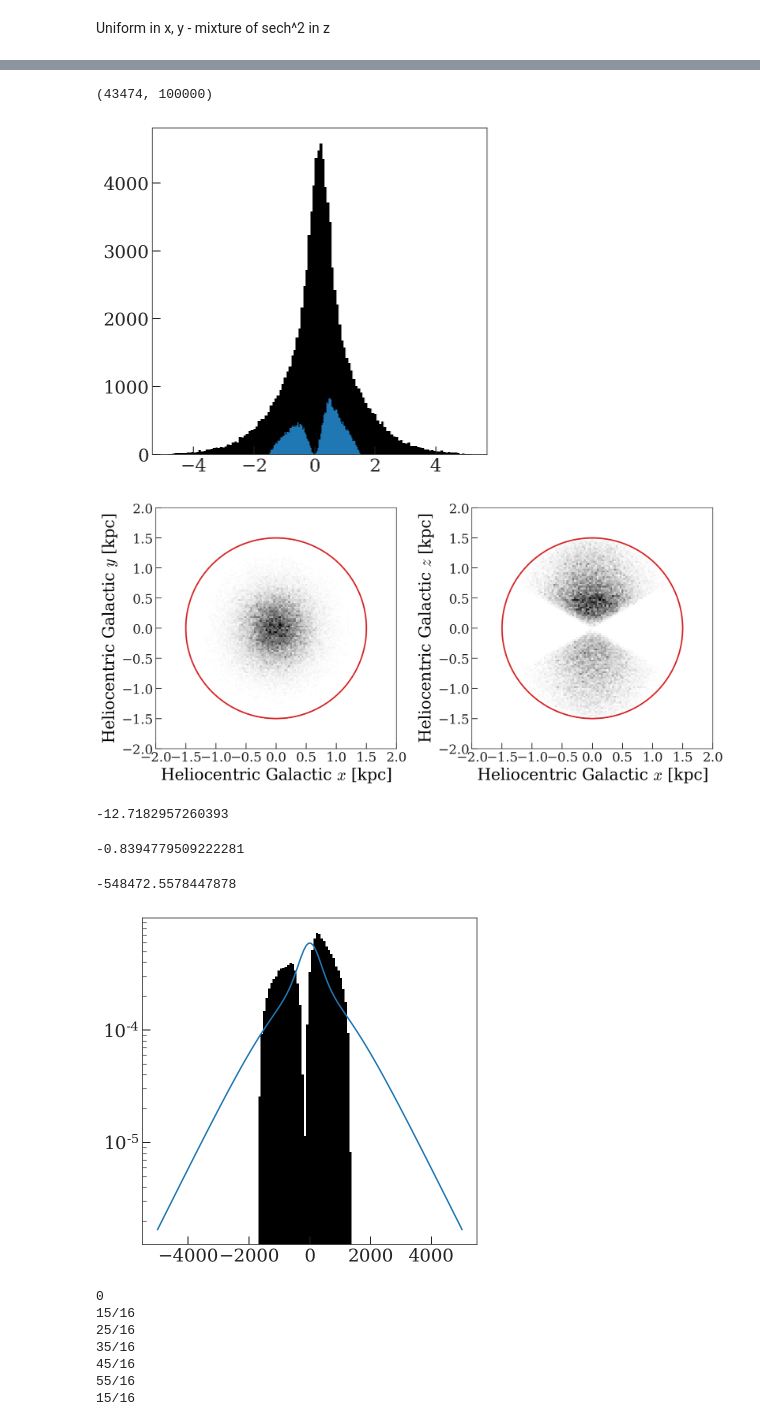
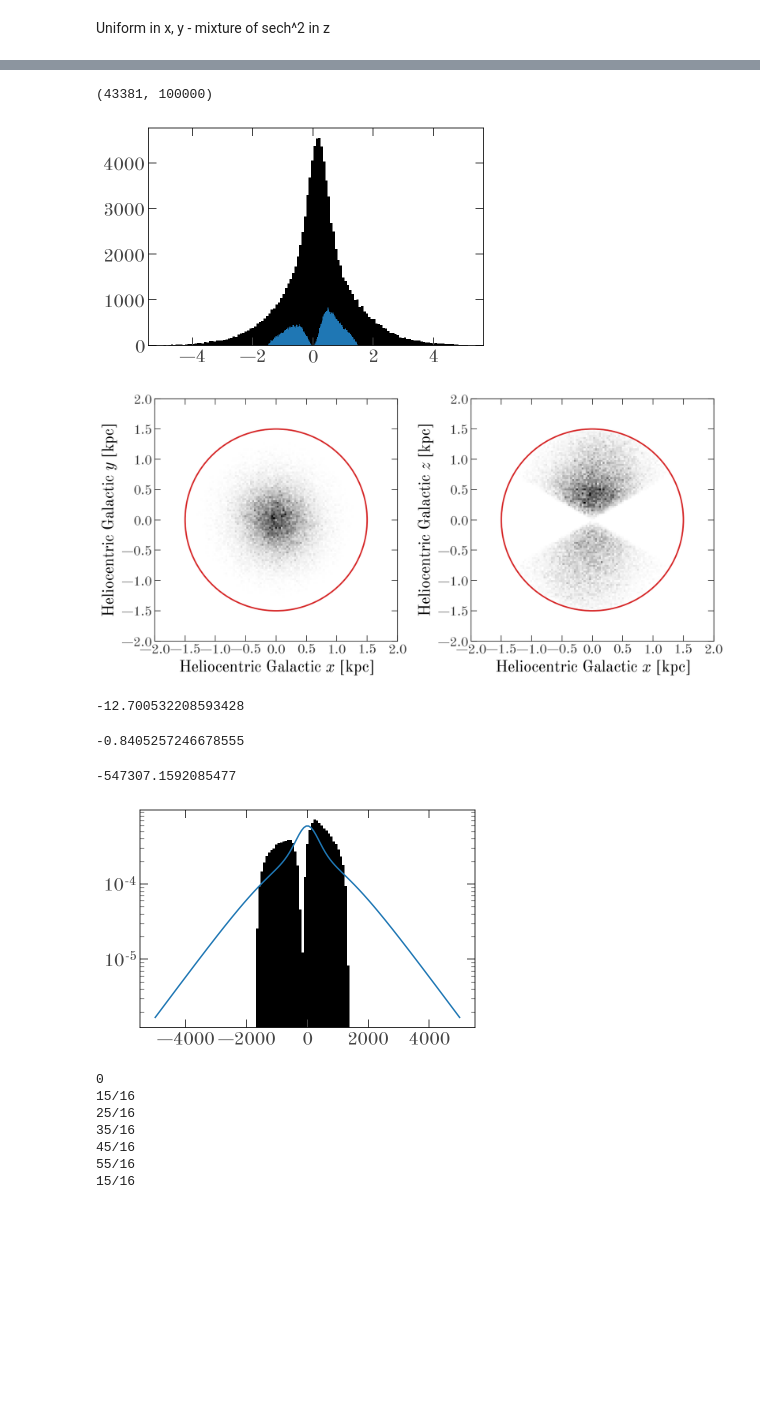
Before and after one commit to adrn/solar-velocity, a Jupyter notebook: notebooks/Simulated-midplane-with-selection.ipynb, the cells around one changed output, grey strips where cells are left out. Saved outputs shown, nothing was run; the diff lists cells and outputs as text; code cells hidden in the pictures; blank space fills up the shorter version.

```diff
--- a/notebooks/Simulated-midplane-with-selection.ipynb
+++ b/notebooks/Simulated-midplane-with-selection.ipynb
@@ -54,10 +61,13 @@ rng = np.random.default_rng(seed=42)
 
 args = (truth['h1'].value, truth['h2'].value, truth['f'])
 z_samples = invt_sample_z(
-    lambda *args: np.exp(ln_two_sech2(*args)),
+    ln_two_sech2,
     args=args,
-    rng=rng
+    size=N,
+    rng=rng,
+    grid_size=4096
 ) * u.pc
+assert np.mean(z_samples) < 2 * u.pc
 
 # x_samples = rng.uniform(-1, 1, size=N) * u.kpc
 # y_samples = rng.uniform(-1, 1, size=N) * u.kpc
@@ -77,7 +91,8 @@ plt.yscale('log')
 # %%
 truth['zsun'] = 174.35 * u.pc
 truth['roll'] = 15.3 * u.deg
-truth['sgrA'] = coord.SphericalRepresentation(0.528 * u.deg, -0.17*u.deg, 8.1 * u.kpc)
+# truth['sgrA'] = coord.SphericalRepresentation(0.528 * u.deg, -0.17*u.deg, 8.1 * u.kpc)
+truth['sgrA'] = coord.SphericalRepresentation(15.28 * u.deg, -7.4*u.deg, 8.1 * u.kpc)
 
 sim_schmagal = coord.CartesianRepresentation(xyz_samples)
 
@@ -90,12 +105,12 @@ sim_gal_sph = sim_gal.represent_as(coord.SphericalRepresentation)
 sim_mask = S(sim_gal_sph.lat, sim_gal_sph.distance)
 sim_mask.sum(), len(sim_mask)
 # %% [output]
-(43474, 100000)
+(43381, 100000)
 # %%
 plt.hist(sim_gal.z.value, bins=128);
 plt.hist(sim_gal.z.value[sim_mask], bins=128);
 # %% [output]
-[figure, old version]
+[figure, new version]
 # %%
 fig, axes = plt.subplots(
     1, 2,
@@ -137,7 +152,7 @@ for ax, coords, labels in zip(axes,
         yticks=np.arange(lim[0], lim[1]+0.1, 0.5)
     );
 # %% [output]
-[figure, old version]
+[figure, new version]
 # %%
 x_args = (0., truth['x_sigma'].to_value(u.pc))
 y_args = (0., truth['y_sigma'].to_value(u.pc))
@@ -158,34 +173,35 @@ ln_integrand(
     gal_args
 )
 # %% [output]
--12.7182957260393
+-12.700532208593428
 # %%
 get_ln_Veff(ln_density_args, gal_args, min_b, max_dist)
 # %% [output]
--0.8394779509222281
+-0.8405257246678555
 # %%
 p0 = (
     np.log(sim_gal.shape[0]),
     np.log(truth['h1'].decompose(usys).value),
     np.log(truth['h2'].decompose(usys).value),
     truth['f'],
     truth['zsun'].decompose(usys).value,
     truth['roll'].decompose(usys).value
 )
 p0_names = (
     'lnn0',
     'lnh1',
     'lnh2',
     'f',
     'zsun',
     'roll'
 )
 data = sim_gal.xyz.decompose(usys).value[:, sim_mask]
 # data = sim_gal.xyz.decompose(usys).value
-ln_likelihood(p0, data, truth['sgrA'], plot=True)
+ln_likelihood(p0, data, truth['sgrA'], ln_density_args, min_b, max_dist,
+              plot=True)
 # %% [output]
--548472.5578447878
+-547307.1592085477
-[figure, old version]
+[figure, new version]
 # %%
 sgrA = truth['sgrA']
 
```
Also changed, not shown: parts of 13 cells of this notebook.
